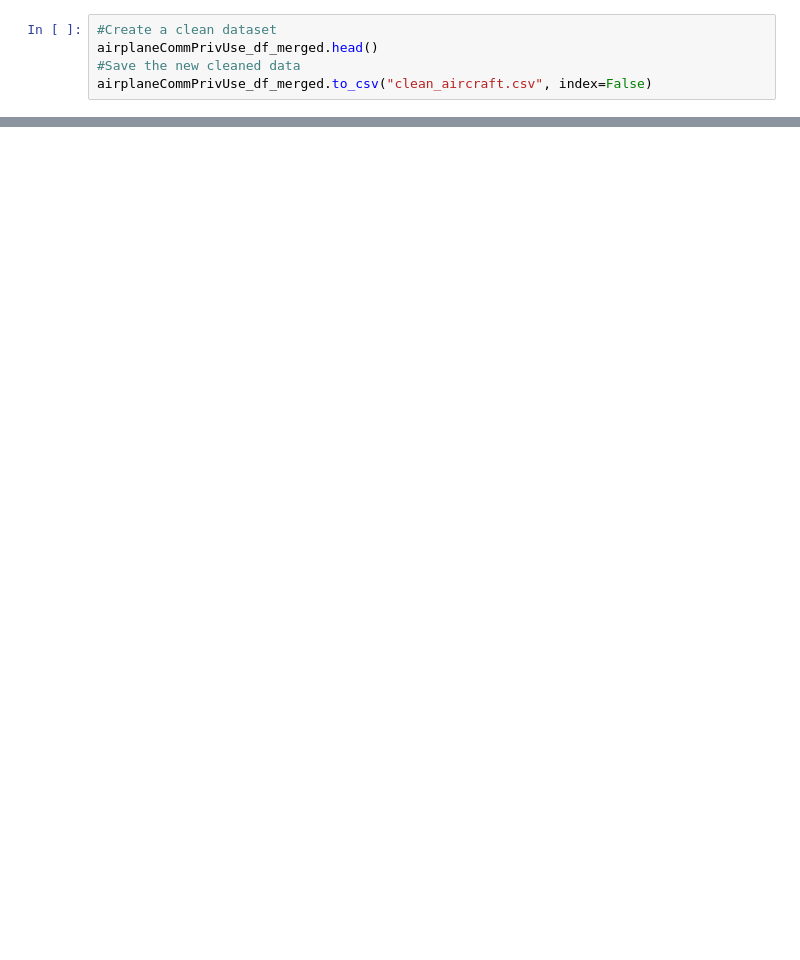
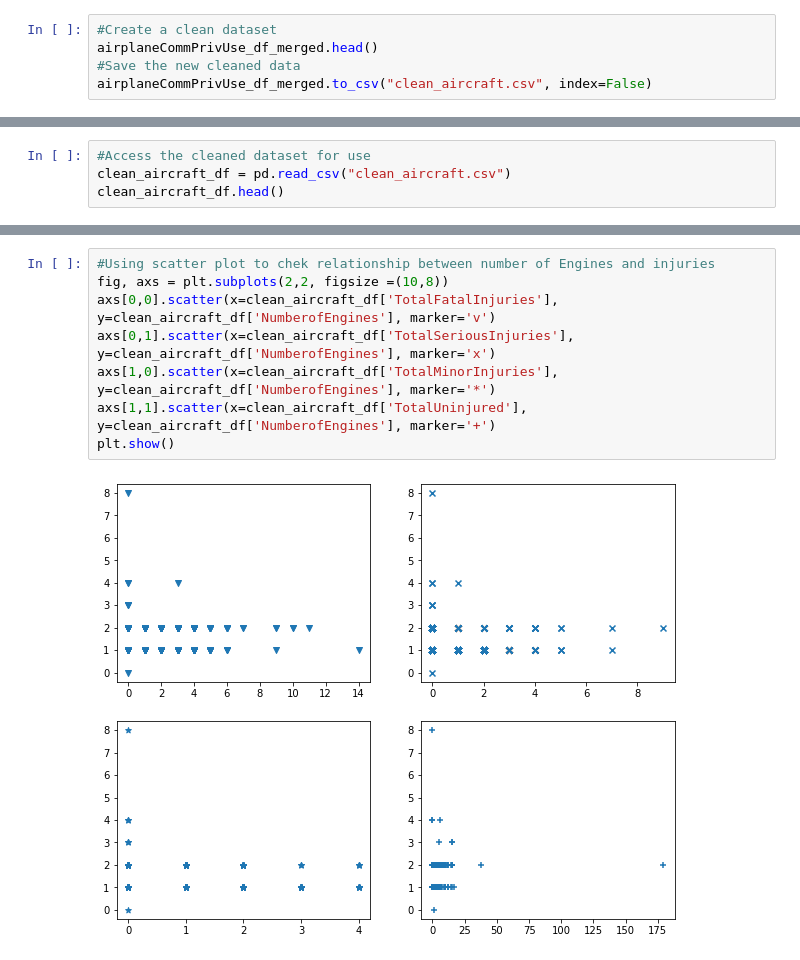
Before and after one commit to mercy-gh/Phase1Project, a Jupyter notebook: index.ipynb, the cells around one changed output, grey strips where cells are left out. Cells and saved outputs as stored; diff of their text form; blank space fills up the shorter version.

```diff
--- a/index.ipynb
+++ b/index.ipynb
@@ -809,0 +725,4 @@ clean_aircraft.corr(method='pearson')
+# %%
+#Access the cleaned dataset for use
+clean_aircraft_df = pd.read_csv("clean_aircraft.csv")
+clean_aircraft_df.head()
@@ -809,0 +869,10 @@ clean_aircraft.corr(method='pearson')
+# %%
+#Using scatter plot to chek relationship between number of Engines and injuries
+fig, axs = plt.subplots(2,2, figsize =(10,8))
+axs[0,0].scatter(x=clean_aircraft_df['TotalFatalInjuries'], y=clean_aircraft_df['NumberofEngines'], marker='v')
+axs[0,1].scatter(x=clean_aircraft_df['TotalSeriousInjuries'], y=clean_aircraft_df['NumberofEngines'], marker='x')
+axs[1,0].scatter(x=clean_aircraft_df['TotalMinorInjuries'], y=clean_aircraft_df['NumberofEngines'], marker='*')
+axs[1,1].scatter(x=clean_aircraft_df['TotalUninjured'], y=clean_aircraft_df['NumberofEngines'], marker='+')
+plt.show()
+# %% [output]
+[figure, added]
```
Also changed, not shown: parts of 88 cells of this notebook, 3 other files.
